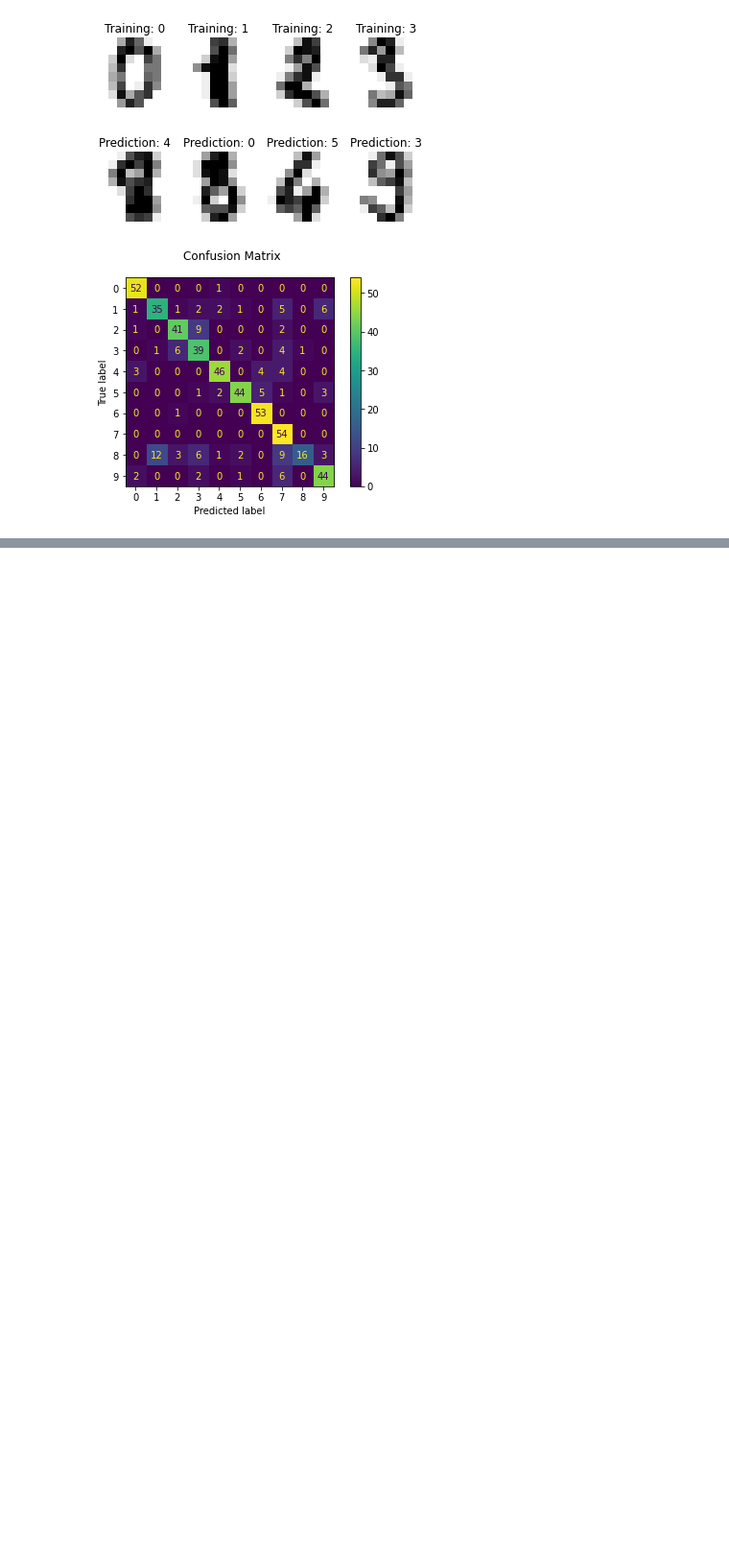
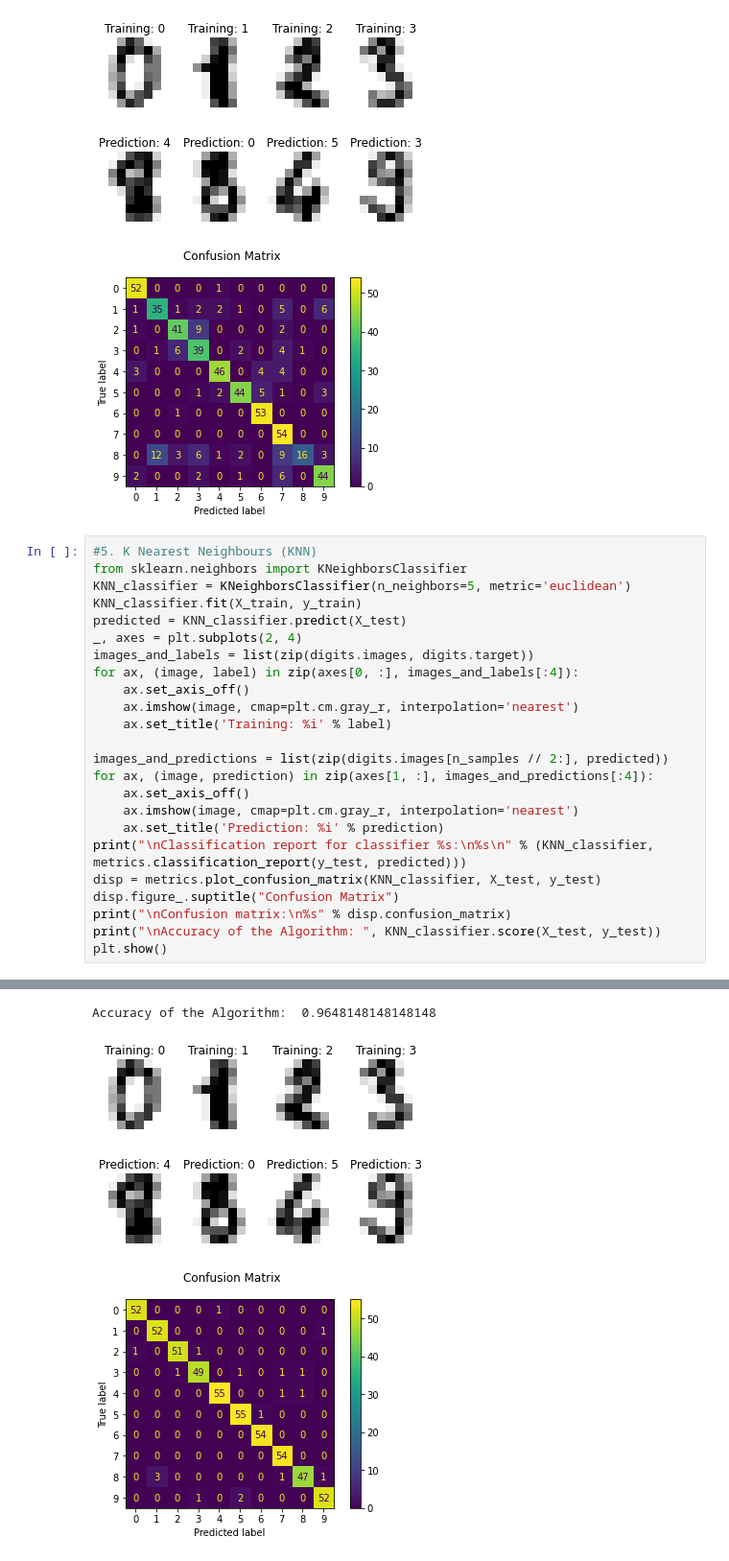
Before and after one commit to meysamhadigheh/test_number_recognition, a Jupyter notebook: mahroon_SkLearn/number_recognition.ipynb, the cells around one changed output, grey strips where cells are left out. Shown: that part at 96% size. Cells and saved outputs as stored; diff of their text form; blank space fills up the shorter version.

Commit message:
K Nearest Neighbours (KNN) classifier

```diff
--- a/mahroon_SkLearn/number_recognition.ipynb
+++ b/mahroon_SkLearn/number_recognition.ipynb
@@ -234,3 +234,28 @@ Classification report for classifier RandomForestClassifier(max_depth=2, random_
 Accuracy of the Algorithm:  0.7851851851851852
 [figure]
 [figure]
+# %%
+#5. K Nearest Neighbours (KNN)
+from sklearn.neighbors import KNeighborsClassifier
+KNN_classifier = KNeighborsClassifier(n_neighbors=5, metric='euclidean')
+KNN_classifier.fit(X_train, y_train)
+predicted = KNN_classifier.predict(X_test)
+_, axes = plt.subplots(2, 4)
+images_and_labels = list(zip(digits.images, digits.target))
+for ax, (image, label) in zip(axes[0, :], images_and_labels[:4]):
+    ax.set_axis_off()
+    ax.imshow(image, cmap=plt.cm.gray_r, interpolation='nearest')
+    ax.set_title('Training: %i' % label)
+
+images_and_predictions = list(zip(digits.images[n_samples // 2:], predicted))
+for ax, (image, prediction) in zip(axes[1, :], images_and_predictions[:4]):
+    ax.set_axis_off()
+    ax.imshow(image, cmap=plt.cm.gray_r, interpolation='nearest')
+    ax.set_title('Prediction: %i' % prediction)
+print("\nClassification report for classifier %s:\n%s\n" % (KNN_classifier, metrics.classification_report(y_test, predicted)))
+disp = metrics.plot_confusion_matrix(KNN_classifier, X_test, y_test)
+disp.figure_.suptitle("Confusion Matrix")
+print("\nConfusion matrix:\n%s" % disp.confusion_matrix)
+print("\nAccuracy of the Algorithm: ", KNN_classifier.score(X_test, y_test))
+plt.show()
+# %% [output]
@@ -236,0 +279,3 @@ Accuracy of the Algorithm:  0.7851851851851852
+Accuracy of the Algorithm:  0.9648148148148148
+[figure, added]
+[figure, added]
```
Also changed, not shown: parts of 1 cell of this notebook.
